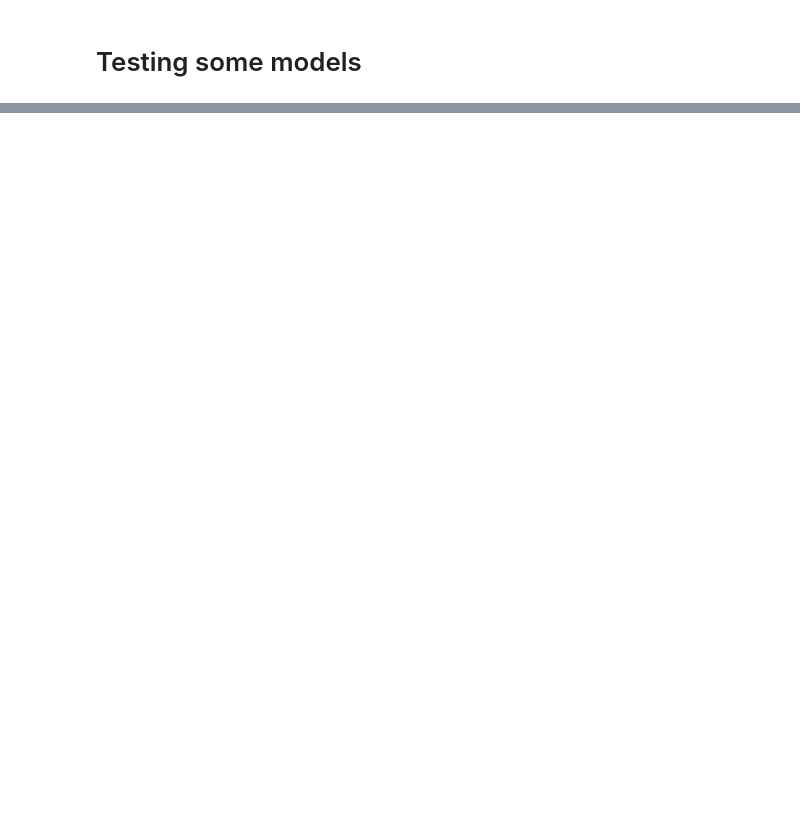
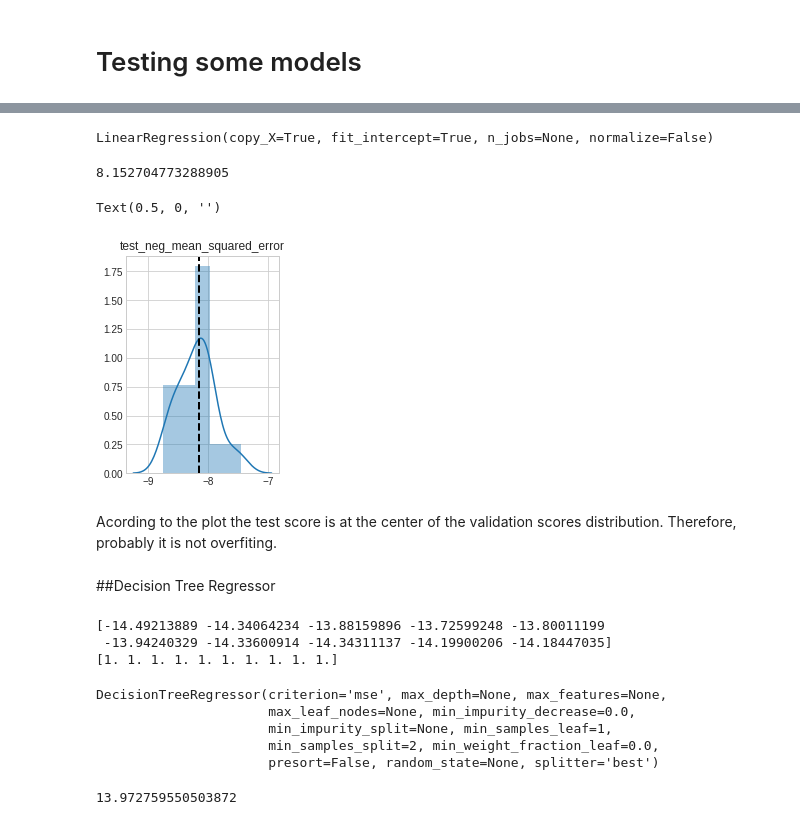
Before and after one commit to gchiuffa/learning, a Jupyter notebook: newyorktaxi.ipynb, the cells around one changed output, grey strips where cells are left out. Cells and saved outputs as stored; diff of their text form; code cells hidden in the pictures; blank space fills up the shorter version.

```diff
--- a/newyorktaxi.ipynb
+++ b/newyorktaxi.ipynb
@@ -539,0 +499,9 @@ NameError: ignored
+# %%
+from sklearn.linear_model import LinearRegression
+lin_reg = LinearRegression()
+
+scores = cross_validate(lin_reg, X_train, y_train, cv=30,scoring=('r2', 'neg_mean_squared_error'),
+                        return_train_score=True)
+
+print(scores['test_neg_mean_squared_error'])
+print(scores['train_r2'])
@@ -539,0 +519,47 @@ NameError: ignored
+# %%
+lin_reg.fit(X_train,y_train)
+# %% [output]
+LinearRegression(copy_X=True, fit_intercept=True, n_jobs=None, normalize=False)
+# %%
+prediction1=lin_reg.predict(X_test)
+# %%
+lin_mse = mean_squared_error(y_test, prediction1)
+lin_mse
+# %% [output]
+8.152704773288905
+# %%
+plt.subplot(121)
+sns.distplot(scores['test_neg_mean_squared_error'])
+plt.axvline((-lin_mse),linewidth  = 2 ,
+                linestyle = "dashed",color = "k",
+                label = "lin_mse")
+plt.title('test_neg_mean_squared_error')
+plt.xlabel("")
+# %% [output]
+Text(0.5, 0, '')
+[figure, added]
+# %% [markdown]
+Acording to the plot the test score is at the center of the validation scores distribution. Therefore, probably it is not overfiting.
+# %% [markdown]
+##Decision Tree Regressor
+# %%
+from sklearn.tree import DecisionTreeRegressor
+tree_reg = DecisionTreeRegressor()
+
+
+scores_tree = cross_validate(tree_reg, X_train, y_train, cv=10,scoring=('r2', 'neg_mean_squared_error'),
+                        return_train_score=True)
+print(scores_tree['test_neg_mean_squared_error'])
+print(scores_tree['train_r2'])
+# %% [output]
+[-14.49213889 -14.34064234 -13.88159896 -13.72599248 -13.80011199
+ -13.94240329 -14.33600914 -14.34311137 -14.19900206 -14.18447035]
+[1. 1. 1. 1. 1. 1. 1. 1. 1. 1.]
+# %%
+tree_reg.fit(X_train, y_train)
+# %% [output]
+DecisionTreeRegressor(criterion='mse', max_depth=None, max_features=None,
+                      max_leaf_nodes=None, min_impurity_decrease=0.0,
+                      min_impurity_split=None, min_samples_leaf=1,
+                      min_samples_split=2, min_weight_fraction_leaf=0.0,
+                      presort=False, random_state=None, splitter='best')
@@ -539,0 +568,5 @@ NameError: ignored
+# %%
+lin_mse = mean_squared_error(y_test, prediction2)
+lin_mse
+# %% [output]
+13.972759550503872
```
Also changed, not shown: parts of 93 cells of this notebook.
